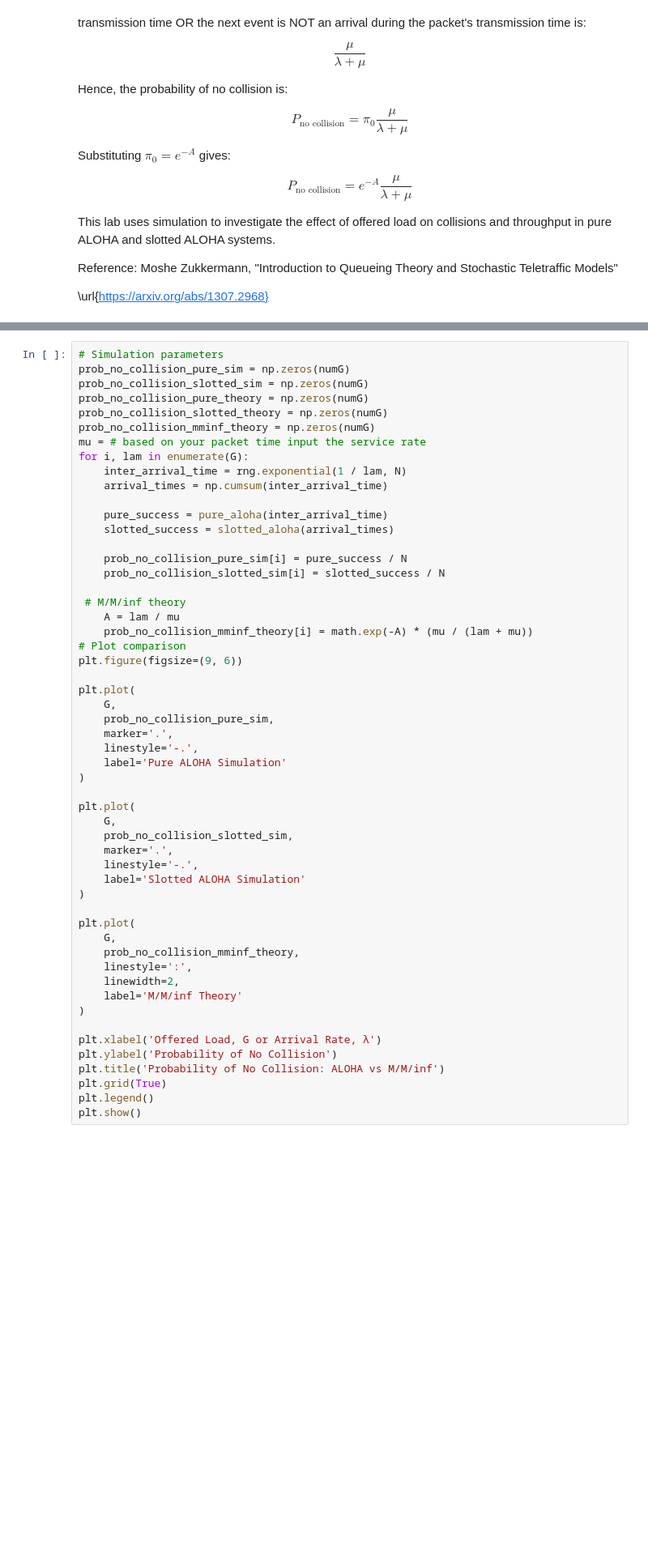
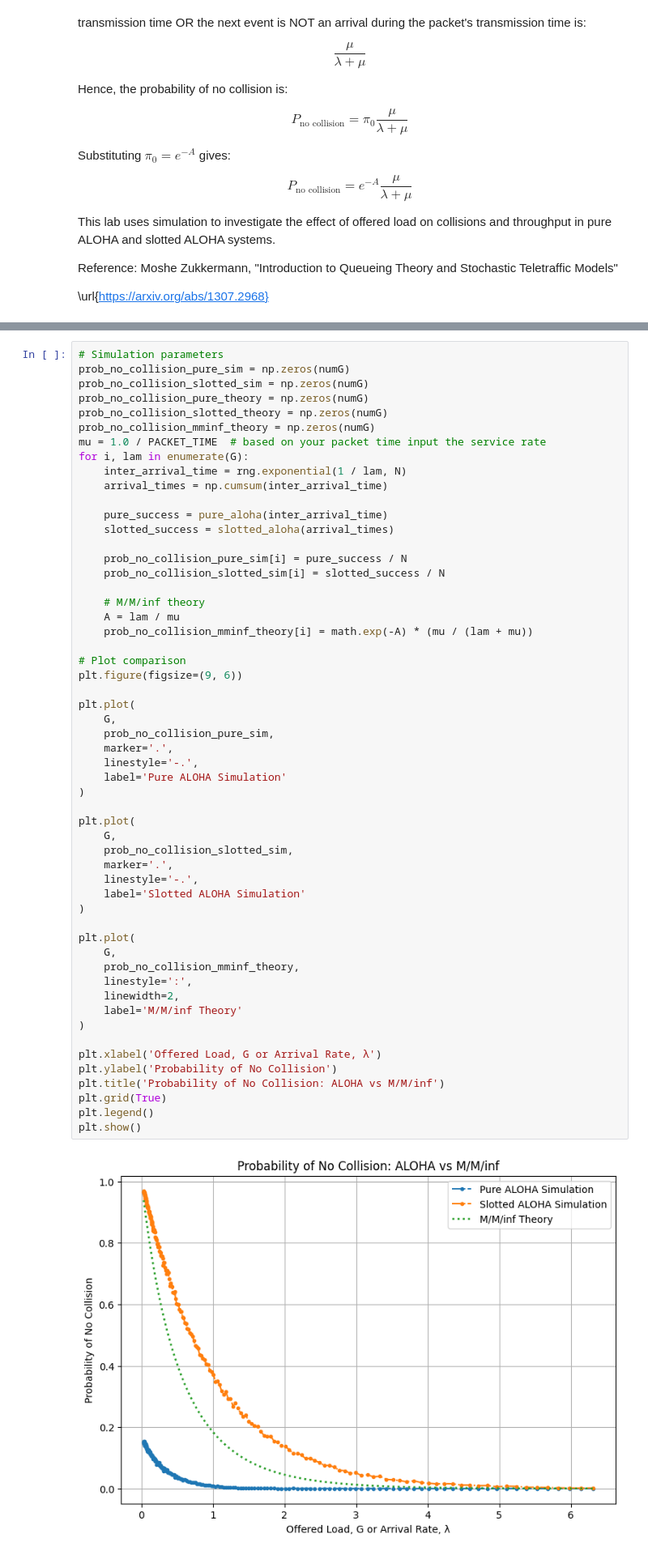
Before and after one commit to cpas0004/Monash2026, a Jupyter notebook: ECE4045/Labs/Lab 6/Lab 6 Queuing Models_Moodle_2026.ipynb, the cells around one changed output, grey strips where cells are left out. Shown at 81% size. Drawn from its saved outputs; the diff is of its cells as text; blank space fills up the shorter version.

```diff
--- a/ECE4045/Labs/Lab 6/Lab 6 Queuing Models_Moodle_2026.ipynb
+++ b/ECE4045/Labs/Lab 6/Lab 6 Queuing Models_Moodle_2026.ipynb
@@ -171,7 +180,7 @@ prob_no_collision_slotted_sim = np.zeros(numG)
 prob_no_collision_pure_theory = np.zeros(numG)
 prob_no_collision_slotted_theory = np.zeros(numG)
 prob_no_collision_mminf_theory = np.zeros(numG)
-mu = # based on your packet time input the service rate
+mu = 1.0 / PACKET_TIME  # based on your packet time input the service rate
 for i, lam in enumerate(G):
     inter_arrival_time = rng.exponential(1 / lam, N)
     arrival_times = np.cumsum(inter_arrival_time)
@@ -182,42 +191,45 @@ for i, lam in enumerate(G):
     prob_no_collision_pure_sim[i] = pure_success / N
     prob_no_collision_slotted_sim[i] = slotted_success / N
 
- # M/M/inf theory
+    # M/M/inf theory
     A = lam / mu
     prob_no_collision_mminf_theory[i] = math.exp(-A) * (mu / (lam + mu))
+
 # Plot comparison
 plt.figure(figsize=(9, 6))
 
 plt.plot(
     G,
     prob_no_collision_pure_sim,
     marker='.',
     linestyle='-.',
     label='Pure ALOHA Simulation'
 )
 
 plt.plot(
     G,
     prob_no_collision_slotted_sim,
     marker='.',
     linestyle='-.',
     label='Slotted ALOHA Simulation'
 )
 
 plt.plot(
     G,
     prob_no_collision_mminf_theory,
     linestyle=':',
     linewidth=2,
     label='M/M/inf Theory'
 )
 
 plt.xlabel('Offered Load, G or Arrival Rate, λ')
 plt.ylabel('Probability of No Collision')
 plt.title('Probability of No Collision: ALOHA vs M/M/inf')
 plt.grid(True)
 plt.legend()
 plt.show()
+# %% [output]
+[figure, added]
 # %% [markdown]
 ### Exercise 2
 Shared-channel ALOHA network with multiple packet-generating nodes is explored in this exercise. Each node independently generates packets using exponentially distributed inter-arrival times, which models random packet arrivals. All packet arrivals are combined into one shared channel, where collisions may occur if packets are transmitted too close together in time.
```
Also changed, not shown: parts of 8 cells of this notebook, 1 other file.
